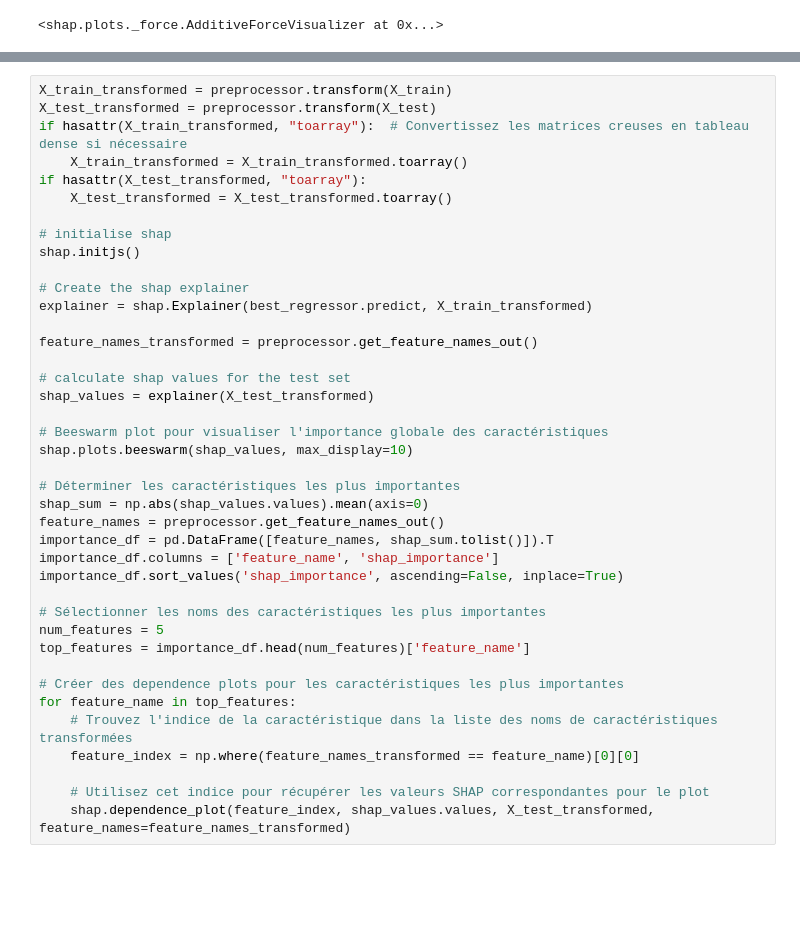
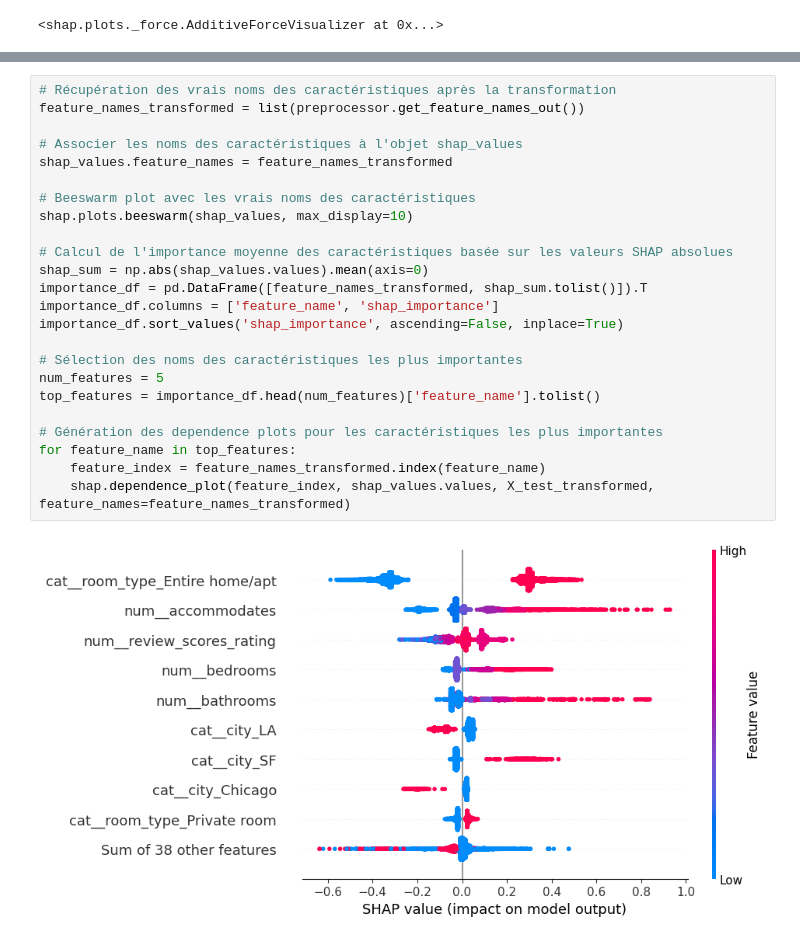
Before and after one commit to Marc94440/TD4_Explainability_AI, a Jupyter notebook: Untilted-1.ipynb, the cells around one changed output, grey strips where cells are left out. Cells and saved outputs as stored; diff of their text form; blank space fills up the shorter version.

Commit message:
Finish question 6 with shap values

```diff
--- a/Untitled-1.ipynb
+++ b/Untilted-1.ipynb
@@ -332,40 +353,26 @@ shap.force_plot(explainer.expected_value, shap_values[0,:], X_test_transformed[0
 # %%
-X_train_transformed = preprocessor.transform(X_train)
-X_test_transformed = preprocessor.transform(X_test)
-if hasattr(X_train_transformed, "toarray"):  # Convertissez les matrices creuses en tableau dense si nécessaire
-    X_train_transformed = X_train_transformed.toarray()
-if hasattr(X_test_transformed, "toarray"):
-    X_test_transformed = X_test_transformed.toarray()
+# Récupération des vrais noms des caractéristiques après la transformation
+feature_names_transformed = list(preprocessor.get_feature_names_out())
 
-# initialise shap
-shap.initjs()
+# Associer les noms des caractéristiques à l'objet shap_values
+shap_values.feature_names = feature_names_transformed
 
-# Create the shap explainer
-explainer = shap.Explainer(best_regressor.predict, X_train_transformed)
-
-feature_names_transformed = preprocessor.get_feature_names_out()
-
-# calculate shap values for the test set
-shap_values = explainer(X_test_transformed)
-
-# Beeswarm plot pour visualiser l'importance globale des caractéristiques
+# Beeswarm plot avec les vrais noms des caractéristiques
 shap.plots.beeswarm(shap_values, max_display=10)
 
-# Déterminer les caractéristiques les plus importantes
+# Calcul de l'importance moyenne des caractéristiques basée sur les valeurs SHAP absolues
 shap_sum = np.abs(shap_values.values).mean(axis=0)
-feature_names = preprocessor.get_feature_names_out()
-importance_df = pd.DataFrame([feature_names, shap_sum.tolist()]).T
+importance_df = pd.DataFrame([feature_names_transformed, shap_sum.tolist()]).T
 importance_df.columns = ['feature_name', 'shap_importance']
 importance_df.sort_values('shap_importance', ascending=False, inplace=True)
 
-# Sélectionner les noms des caractéristiques les plus importantes
+# Sélection des noms des caractéristiques les plus importantes
 num_features = 5
-top_features = importance_df.head(num_features)['feature_name']
+top_features = importance_df.head(num_features)['feature_name'].tolist()
 
-# Créer des dependence plots pour les caractéristiques les plus importantes
+# Génération des dependence plots pour les caractéristiques les plus importantes
 for feature_name in top_features:
-    # Trouvez l'indice de la caractéristique dans la liste des noms de caractéristiques transformées
-    feature_index = np.where(feature_names_transformed == feature_name)[0][0]
-
-    # Utilisez cet indice pour récupérer les valeurs SHAP correspondantes pour le plot
+    feature_index = feature_names_transformed.index(feature_name)
     shap.dependence_plot(feature_index, shap_values.values, X_test_transformed, feature_names=feature_names_transformed)
+# %% [output]
+[figure, added]
```
Also changed, not shown: parts of 2 cells of this notebook, 1 other file.
